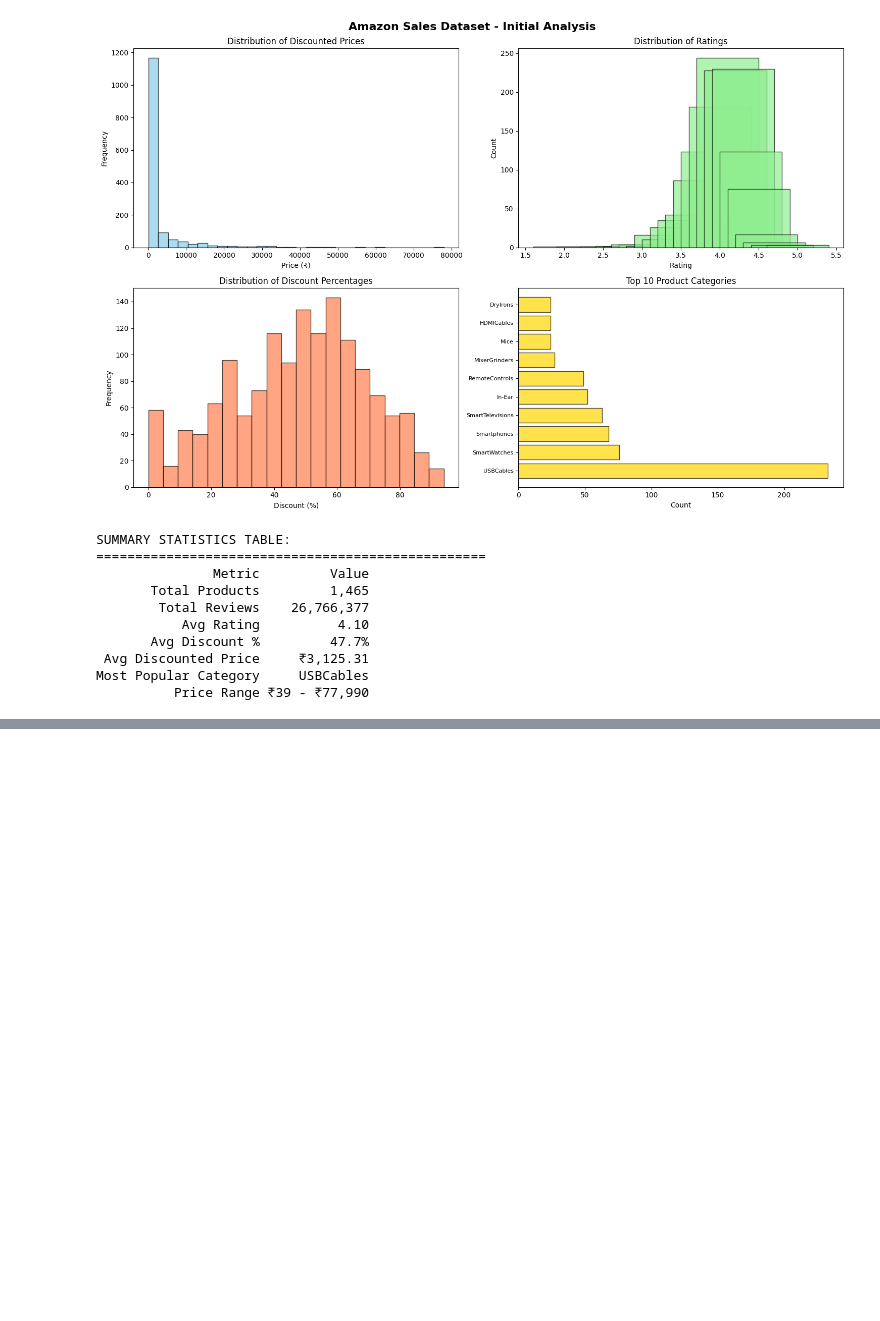
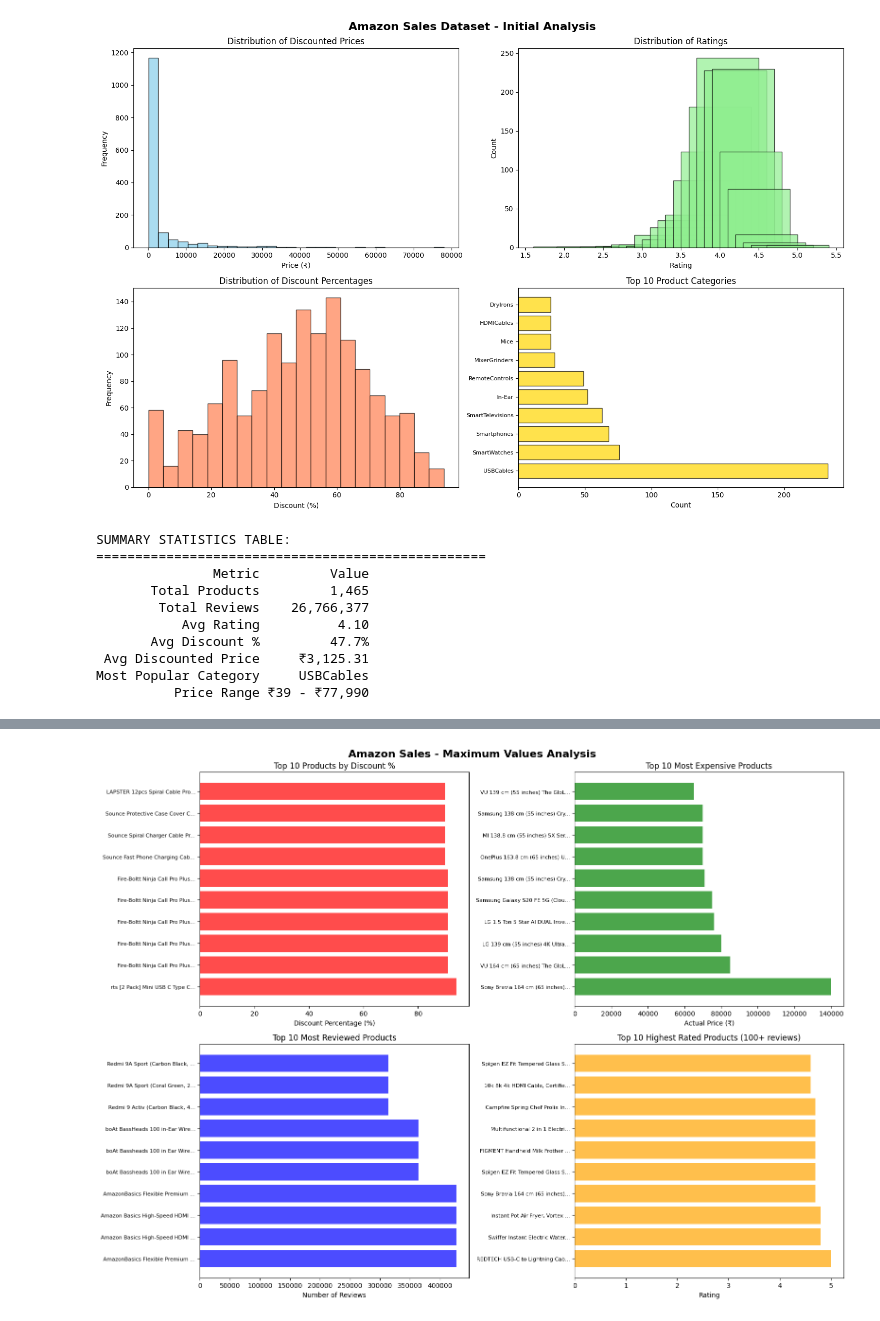
Before and after one commit to Rakshitk2223/Amazon-Sales-Analysis, a Jupyter notebook: SalesAnalysis.ipynb, the cells around one changed output, grey strips where cells are left out. Saved outputs shown, nothing was run; the diff lists cells and outputs as text; code cells hidden in the pictures; blank space fills up the shorter version.

```diff
--- a/SalesAnalysis.ipynb
+++ b/SalesAnalysis.ipynb
@@ -365,0 +505,86 @@ Most Popular Category     USBCables
+# %%
+# 10. SPECIFIC ANALYSIS - MAX DISCOUNT, PRICE, AND REVIEWS
+print("\n" + "="*60)
+print("SPECIFIC ANALYSIS - MAXIMUMS")
+print("="*60)
+
+# Create figure with subplots for specific analysis
+fig, axes = plt.subplots(2, 2, figsize=(16, 12))
+fig.suptitle('Amazon Sales - Maximum Values Analysis', fontsize=16, fontweight='bold')
+
+# 1. Products with Maximum Discounts
+max_discount_products = df_clean.nlargest(10, 'discount_percentage_clean')
+axes[0, 0].barh(range(len(max_discount_products)), max_discount_products['discount_percentage_clean'],
+                color='red', alpha=0.7)
+axes[0, 0].set_yticks(range(len(max_discount_products)))
+axes[0, 0].set_yticklabels([name[:30] + '...' if len(name) > 30 else name
+                           for name in max_discount_products['product_name']], fontsize=8)
+axes[0, 0].set_title('Top 10 Products by Discount %')
+axes[0, 0].set_xlabel('Discount Percentage (%)')
+
+# 2. Most Expensive Products
+max_price_products = df_clean.nlargest(10, 'actual_price_clean')
+axes[0, 1].barh(range(len(max_price_products)), max_price_products['actual_price_clean'],
+                color='green', alpha=0.7)
+axes[0, 1].set_yticks(range(len(max_price_products)))
+axes[0, 1].set_yticklabels([name[:30] + '...' if len(name) > 30 else name
+                           for name in max_price_products['product_name']], fontsize=8)
+axes[0, 1].set_title('Top 10 Most Expensive Products')
+axes[0, 1].set_xlabel('Actual Price (₹)')
+
+# 3. Products with Most Reviews
+max_review_products = df_clean.nlargest(10, 'rating_count_clean')
+axes[1, 0].barh(range(len(max_review_products)), max_review_products['rating_count_clean'],
+                color='blue', alpha=0.7)
+axes[1, 0].set_yticks(range(len(max_review_products)))
+axes[1, 0].set_yticklabels([name[:30] + '...' if len(name) > 30 else name
+                           for name in max_review_products['product_name']], fontsize=8)
+axes[1, 0].set_title('Top 10 Most Reviewed Products')
+axes[1, 0].set_xlabel('Number of Reviews')
+
+# 4. Highest Rated Products (with minimum 100 reviews for credibility)
+high_rated_products = df_clean[df_clean['rating_count_clean'] >= 100].nlargest(10, 'rating_clean')
+axes[1, 1].barh(range(len(high_rated_products)), high_rated_products['rating_clean'],
+                color='orange', alpha=0.7)
+axes[1, 1].set_yticks(range(len(high_rated_products)))
+axes[1, 1].set_yticklabels([name[:30] + '...' if len(name) > 30 else name
+                           for name in high_rated_products['product_name']], fontsize=8)
+axes[1, 1].set_title('Top 10 Highest Rated Products (100+ reviews)')
+axes[1, 1].set_xlabel('Rating')
+
+plt.tight_layout()
+plt.show()
+
+# Print detailed information about maximum values
+print("\nMAXIMUM VALUES SUMMARY:")
+print("=" * 40)
+
+print(f"\n🔥 MAXIMUM DISCOUNT:")
+max_discount_product = df_clean.loc[df_clean['discount_percentage_clean'].idxmax()]
+print(f"Product: {max_discount_product['product_name'][:60]}")
+print(f"Discount: {max_discount_product['discount_percentage_clean']:.0f}%")
+print(f"Original Price: ₹{max_discount_product['actual_price_clean']:,.0f}")
+print(f"Discounted Price: ₹{max_discount_product['discounted_price_clean']:,.0f}")
+
+print(f"\n💰 MOST EXPENSIVE PRODUCT:")
+max_price_product = df_clean.loc[df_clean['actual_price_clean'].idxmax()]
+print(f"Product: {max_price_product['product_name'][:60]}")
+print(f"Price: ₹{max_price_product['actual_price_clean']:,.0f}")
+print(f"Rating: {max_price_product['rating_clean']:.1f}/5.0")
+print(f"Reviews: {max_price_product['rating_count_clean']:,.0f}")
+
+print(f"\n⭐ MOST REVIEWED PRODUCT:")
+max_review_product = df_clean.loc[df_clean['rating_count_clean'].idxmax()]
+print(f"Product: {max_review_product['product_name'][:60]}")
+print(f"Reviews: {max_review_product['rating_count_clean']:,.0f}")
+print(f"Rating: {max_review_product['rating_clean']:.1f}/5.0")
+print(f"Price: ₹{max_review_product['discounted_price_clean']:,.0f}")
+
+print(f"\n🏆 HIGHEST RATED PRODUCT (with 100+ reviews):")
+if len(high_rated_products) > 0:
+    top_rated = high_rated_products.iloc[0]
+    print(f"Product: {top_rated['product_name'][:60]}")
+    print(f"Rating: {top_rated['rating_clean']:.1f}/5.0")
+    print(f"Reviews: {top_rated['rating_count_clean']:,.0f}")
+    print(f"Price: ₹{top_rated['discounted_price_clean']:,.0f}")
+# %% [output]
@@ -365,0 +594 @@ Most Popular Category     USBCables
+[figure, added]
```
Also changed, not shown: parts of 15 cells of this notebook, 1 other file.
